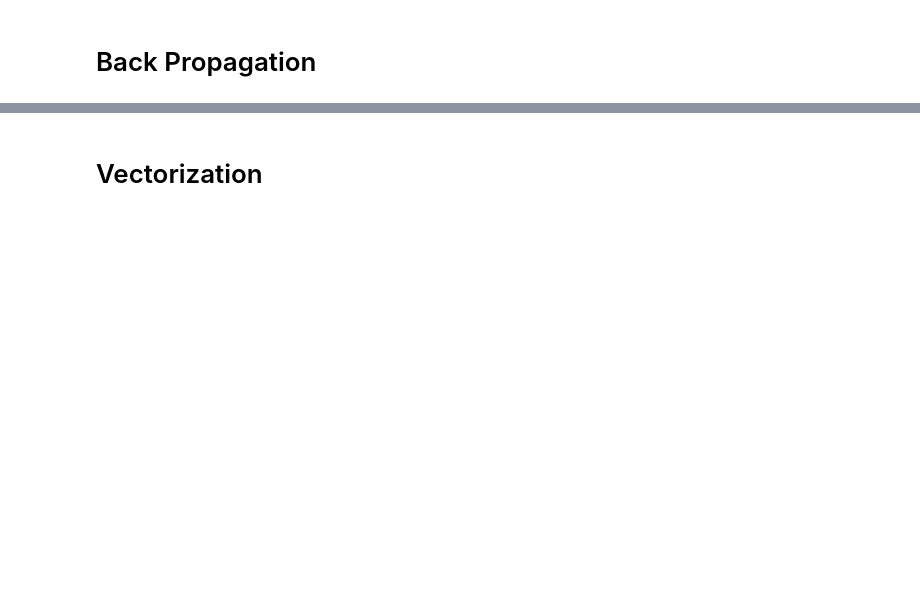
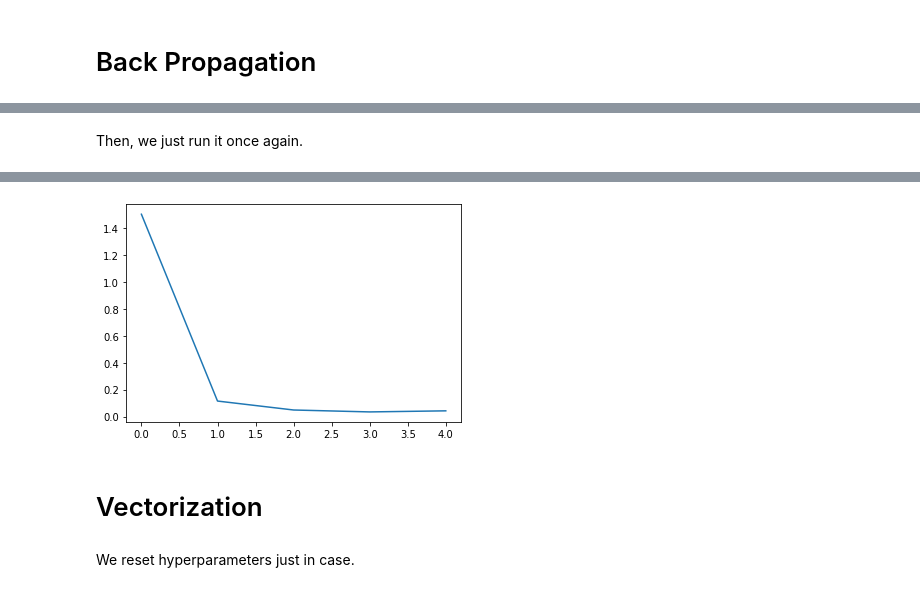
Before and after one commit to npourazin/Fruit-Classification-ANN, a Jupyter notebook: Fruit_Calssification_notebook.ipynb, the cells around one changed output, grey strips where cells are left out. Saved outputs shown, nothing was run; the diff lists cells and outputs as text; code cells hidden in the pictures; blank space fills up the shorter version.

```diff
--- a/Fruit_Calssification_notebook.ipynb
+++ b/Fruit_Calssification_notebook.ipynb
@@ -114,15 +184,9 @@ the code for back propagation with hyper parameters as stated below.
 # %%
-%%time
+def run_back_propagated():
+    global costs
+    trimmed_train_set = train_set[:data_size]
 
-# Hyper parameters
-batch_size = 10
-learning_rate = 1
-epoch_number = 5
-costs = []
-
-def run_back_propagated():
-    data_size = 200
-    trimmed_train_set = train_set[:data_size]
+    costs = []
 
     for i in range(0, epoch_number):
         # shuffle the train set
@@ -212,11 +276,5 @@ def run_back_propagated():
             for j in range(layer_sizes[3]):
                 cost += np.power((z[3][j, 0] - td[1][j, 0]), 2)
 
-        cost /= 100
+        cost /= data_size
         costs.append(cost)
-
-run_back_propagated()
-
-epoch_size = [x for x in range(epoch_number)]
-plt.plot(epoch_size, costs)
-print("Back Propagation Accuracy: ", run_feed_forward())
@@ -226,0 +293,12 @@ Wall time: 2min 31s
+# %% [markdown]
+Then, we just run it once again.
+# %%
+%%time
+initialize_values()
+costs = []
+run_back_propagated()
+
+epoch_size = [x for x in range(epoch_number)]
+plt.plot(epoch_size, costs)
+print("Back Propagation Accuracy: ", run_feed_forward())
+# %% [output]
@@ -227,2 +307,5 @@ Wall time: 2min 31s
+[figure, added]
 # %% [markdown]
 # Vectorization
+# %% [markdown]
+We reset hyperparameters just in case.
```
Also changed, not shown: parts of 67 cells of this notebook, 1 other file.
